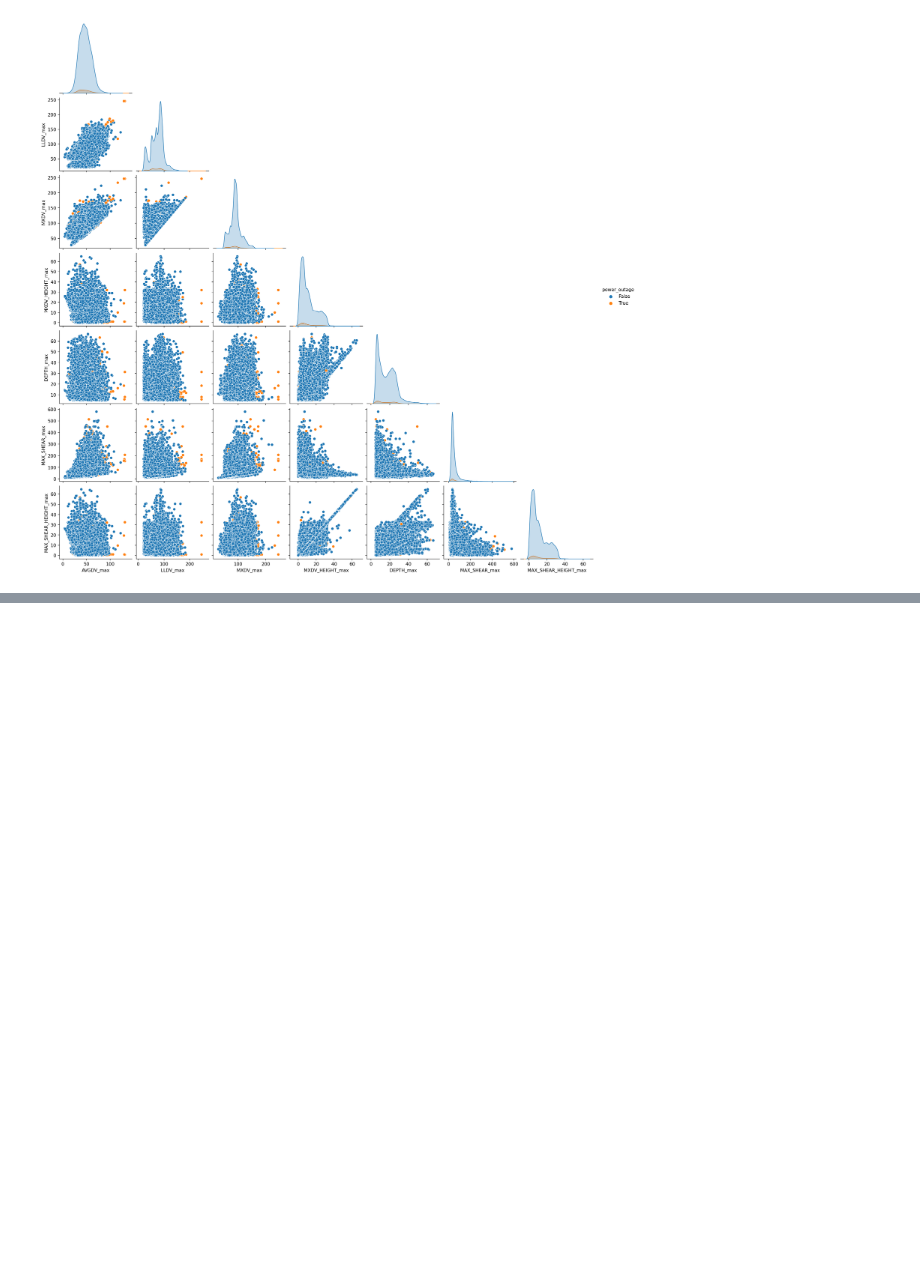
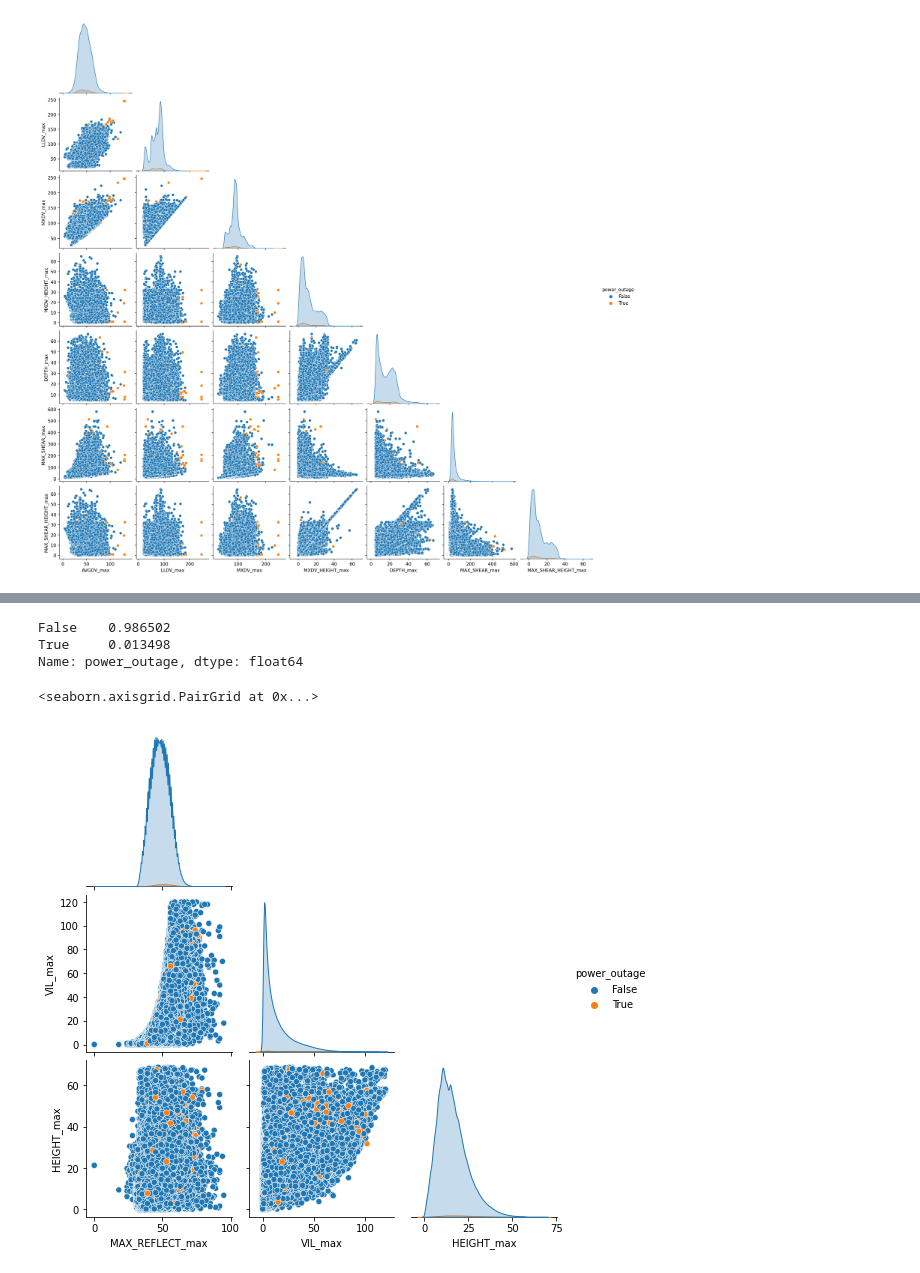
Before and after one commit to amourayuba/Power-Outage-Prediction, a Jupyter notebook: codes/exploratory_data_exploration_tornados.ipynb, the cells around one changed output, grey strips where cells are left out. Saved outputs shown, nothing was run; the diff lists cells and outputs as text; code cells hidden in the pictures; blank space fills up the shorter version.

Commit message:
added some storm structure eda

```diff
--- a/codes/exploratory_data_exploration_tornados.ipynb
+++ b/codes/exploratory_data_exploration_tornados.ipynb
@@ -193,0 +196,2 @@ sns.pairplot(tornados, x_vars=['AVGDV_max', 'LLDV_max', 'MXDV_max', 'MXDV_HEIGHT
+# %%
+storm = read_merged('storm', 2019)
@@ -193,0 +207,15 @@ sns.pairplot(tornados, x_vars=['AVGDV_max', 'LLDV_max', 'MXDV_max', 'MXDV_HEIGHT
+# %%
+cols = ['MAX_REFLECT_max', 'VIL_max', 'HEIGHT_max']
+# %%
+storm['power_outage'].value_counts(normalize=True)
+# %% [output]
+False    0.986502
+True     0.013498
+Name: power_outage, dtype: float64
+# %%
+st = storm.sample(frac=0.5)
+# %%
+sns.pairplot(st, x_vars=cols, y_vars=cols, hue='power_outage', corner=True)
+# %% [output]
+<seaborn.axisgrid.PairGrid at 0x...>
+[figure, added]
```
Also changed, not shown: parts of 5 cells of this notebook.
